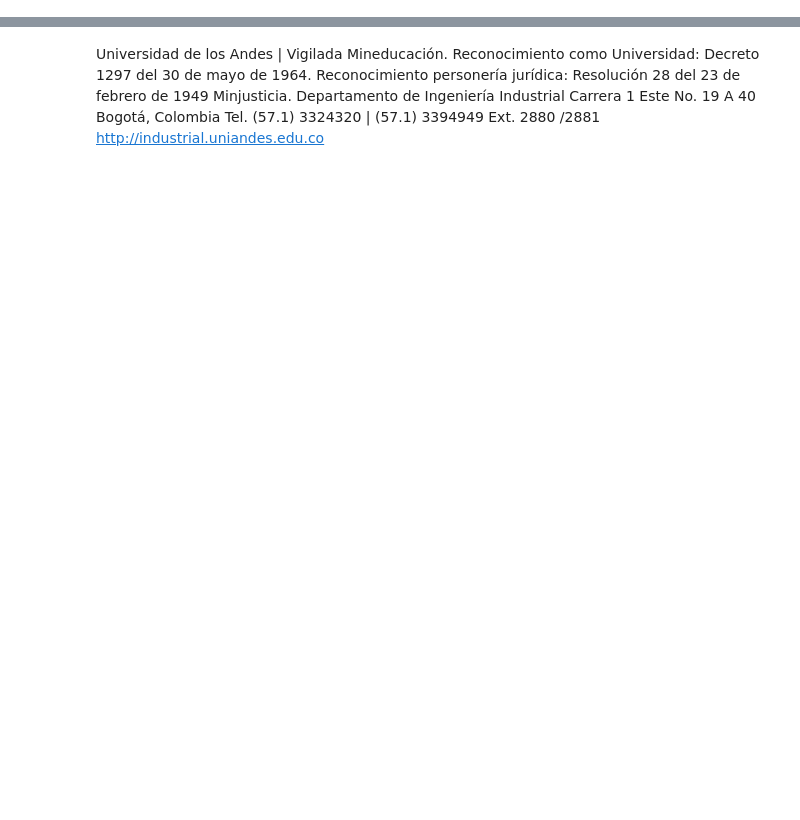
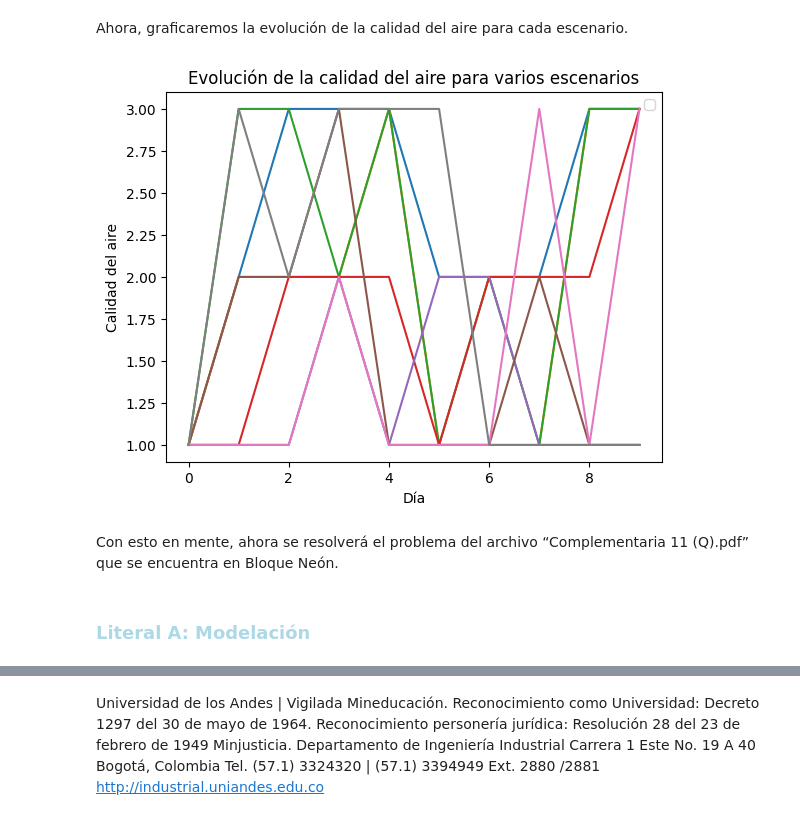
Before and after one commit to modelos-inst/LibroModProb, a Jupyter notebook: content/complementarias/Complementaria9.ipynb, the cells around one changed output, grey strips where cells are left out. Saved outputs shown, nothing was run; the diff lists cells and outputs as text; code cells hidden in the pictures; blank space fills up the shorter version.

```diff
--- a/content/complementarias/Complementaria9.ipynb
+++ b/content/complementarias/Complementaria9.ipynb
@@ -237,0 +114,48 @@ Así, estamos listos para implementar.
+# %%
+# Días de evolución
+dias = 10
+
+# Cantidad de escenarios
+escenarios = 8
+
+# Fijar semilla para números aleatorios
+np.random.seed(0)
+
+# Inicializar matriz para almacenar la simulación de la calidad del aire para cada escenario
+matriz_calidad = np.zeros((dias, escenarios), dtype=float)
+
+for j in range(1, escenarios+1):
+    # Definir el estado inicial
+    estado = 1
+
+    # Simular 10 días de evolución de la calidad del aire
+    for i in range(1, dias+1):
+        # Guardar estado actual en la lista de estados
+        matriz_calidad[i-1, j-1] = estado
+
+        # Obtener estado futuro
+        estado = np.random.choice(estados, p=P[estado])
+# %% [markdown]
+Ahora, graficaremos la evolución de la calidad del aire para cada escenario.
+# %%
+# Graficar cada serie (columna de la matriz)
+for i in range(matriz_calidad.shape[1]):  # Iterar sobre las columnas
+    plt.plot(matriz_calidad[:, i])  # Graficar la i-ésima columna
+
+# Agregar títulos y etiquetas
+plt.title("Evolución de la calidad del aire para varios escenarios")
+plt.xlabel("Día")
+plt.ylabel("Calidad del aire")
+
+# Agregar leyenda
+plt.legend()
+
+# Mostrar el gráfico
+plt.show()
+# %% [output]
+[figure, added]
+# %% [markdown]
+Con esto en mente, ahora se resolverá el problema del archivo “Complementaria 11 (Q).pdf” que se encuentra en Bloque Neón.
+# %% [markdown]
+<h3 style="color: #ADD8E6;">Literal A: Modelación
+</h3>
```
Also changed, not shown: parts of 77 cells of this notebook, 35 other files.
